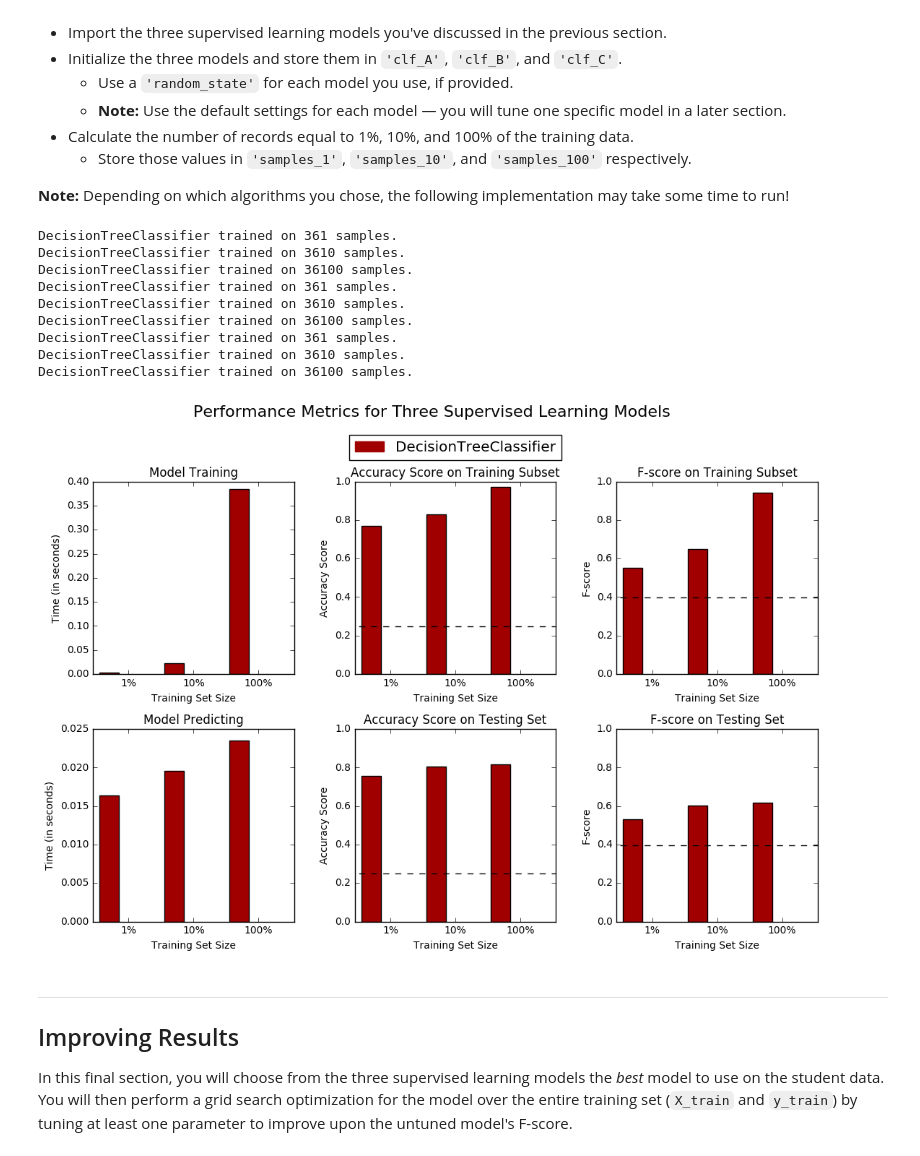
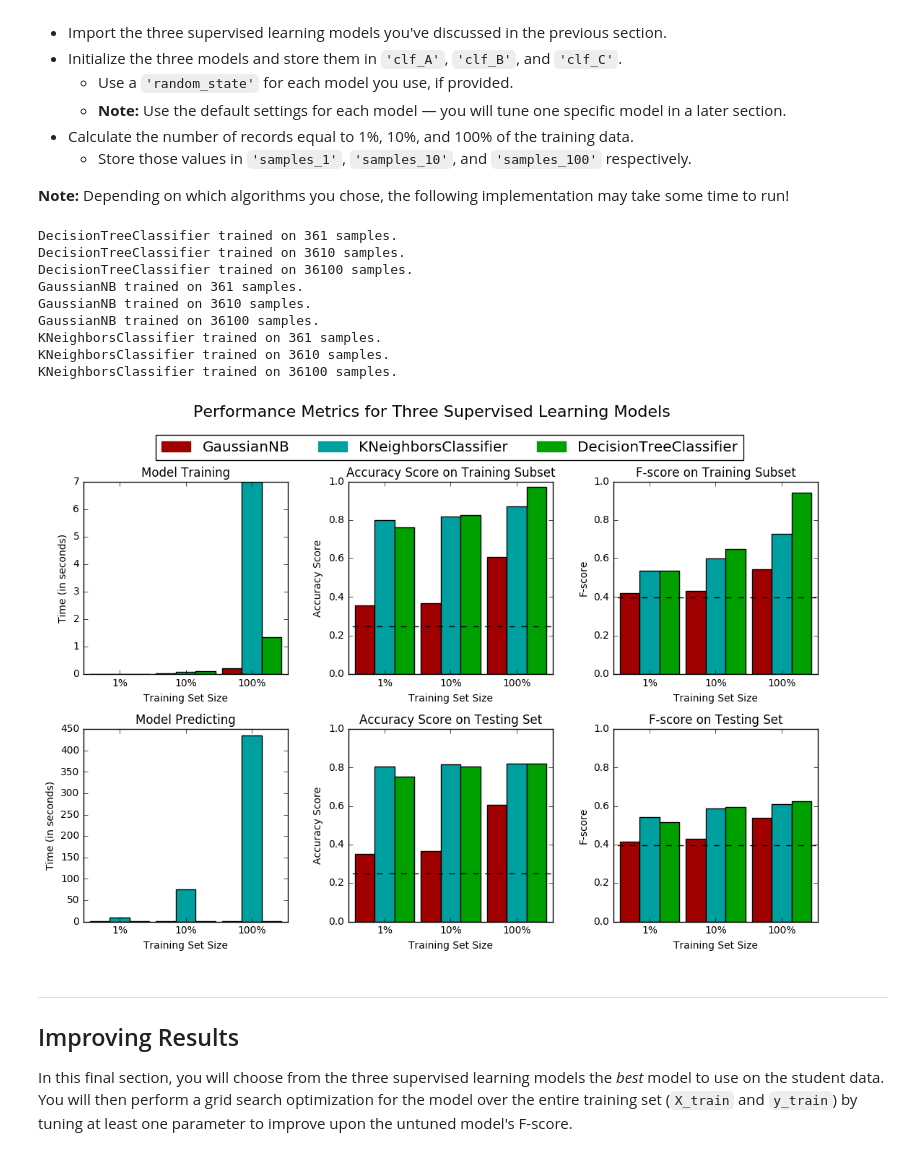
Before and after one commit to zealouz/ml_nanodegree, a Jupyter notebook: finding_donors/finding_donors.ipynb, the cells around one changed output. Cells and saved outputs as stored; diff of their text form; code cells hidden in the pictures.

```diff
--- a/finding_donors/finding_donors.ipynb
+++ b/finding_donors/finding_donors.ipynb
@@ -266,9 +266,11 @@ def train_predict(learner, sample_size, X_train, y_train, X_test, y_test):
 
     results = {}
 
+   # print y_train[:sample_size]
+
     # TODO: Fit the learner to the training data using slicing with 'sample_size'
     start = time() # Get start time
-    learner.fit(X_train[:sample_size], y_train[:sample_size])
+    learner.fit(X_train[:sample_size], y_train[:sample_size].values.ravel())
     end = time() # Get end time
 
     # TODO: Calculate the training time
@@ -316,42 +318,42 @@ In the code cell, you will need to implement the following:
 # TODO: Import the three supervised learning models from sklearn
 from sklearn.tree import DecisionTreeClassifier
 from sklearn.naive_bayes import GaussianNB
 from sklearn.neighbors import KNeighborsClassifier
 
 # TODO: Initialize the three models
 clf_A = DecisionTreeClassifier()
-clf_B = DecisionTreeClassifier()
-clf_C = DecisionTreeClassifier()
+clf_B = GaussianNB()
+clf_C = KNeighborsClassifier()
 #clf_B = GaussianNB()
 #clf_C = KNeighborsClassifier()
 
 # TODO: Calculate the number of samples for 1%, 10%, and 100% of the training data
 samples_1 = len(X_train)/100*1
 samples_10 = samples_1*10
 samples_100 = samples_1*100
 
 # Collect results on the learners
 results = {}
 for clf in [clf_A, clf_B, clf_C]:
     clf_name = clf.__class__.__name__
     results[clf_name] = {}
     for i, samples in enumerate([samples_1, samples_10, samples_100]):
         results[clf_name][i] = \
         train_predict(clf, samples, X_train, y_train, X_test, y_test)
 
 # Run metrics visualization for the three supervised learning models chosen
 vs.evaluate(results, accuracy, fscore)
 # %% [output]
 DecisionTreeClassifier trained on 361 samples.
 DecisionTreeClassifier trained on 3610 samples.
 DecisionTreeClassifier trained on 36100 samples.
-DecisionTreeClassifier trained on 361 samples.
-DecisionTreeClassifier trained on 3610 samples.
-DecisionTreeClassifier trained on 36100 samples.
-DecisionTreeClassifier trained on 361 samples.
-DecisionTreeClassifier trained on 3610 samples.
-DecisionTreeClassifier trained on 36100 samples.
+GaussianNB trained on 361 samples.
+GaussianNB trained on 3610 samples.
+GaussianNB trained on 36100 samples.
+KNeighborsClassifier trained on 361 samples.
+KNeighborsClassifier trained on 3610 samples.
+KNeighborsClassifier trained on 36100 samples.
-[figure, old version]
+[figure, new version]
 # %% [markdown]
 ----
 ## Improving Results
```
